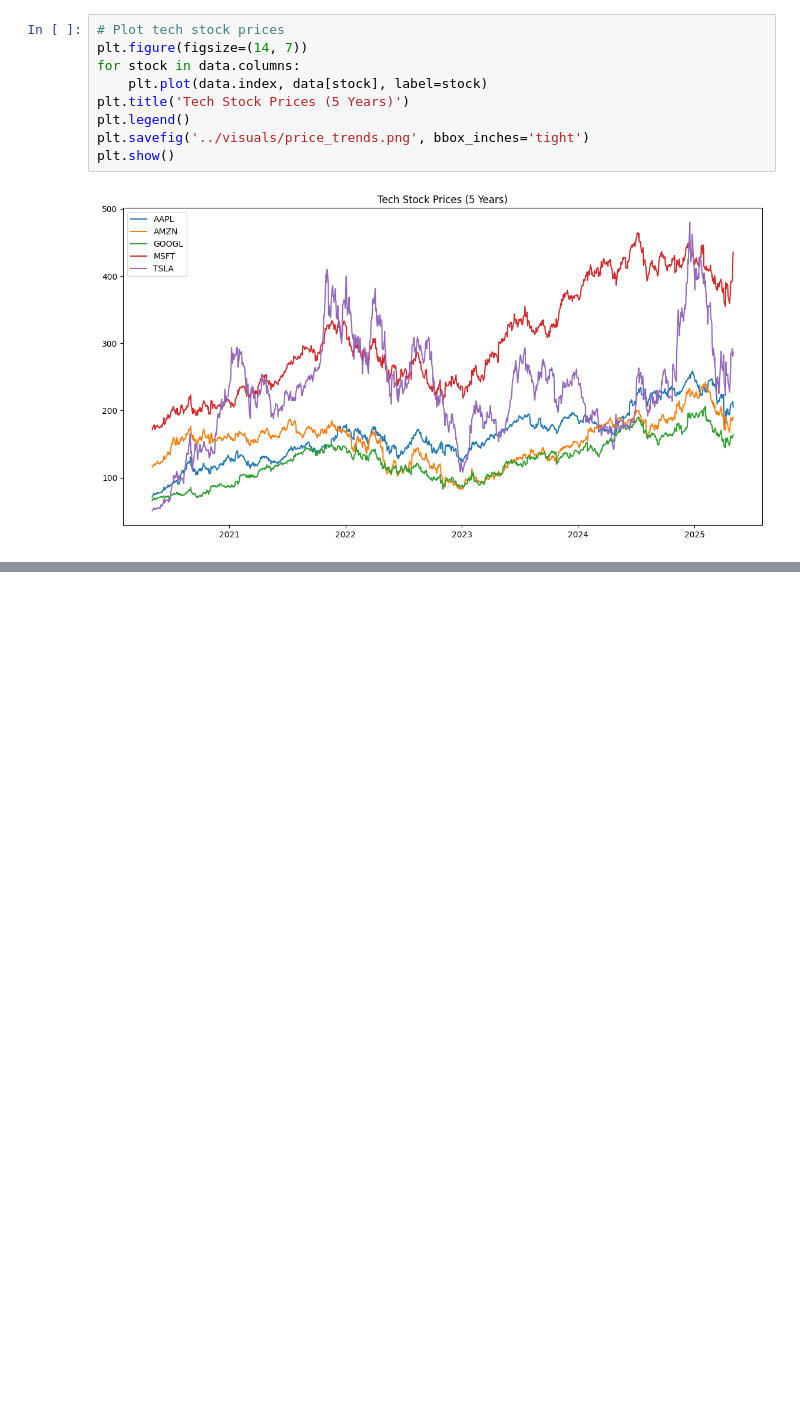
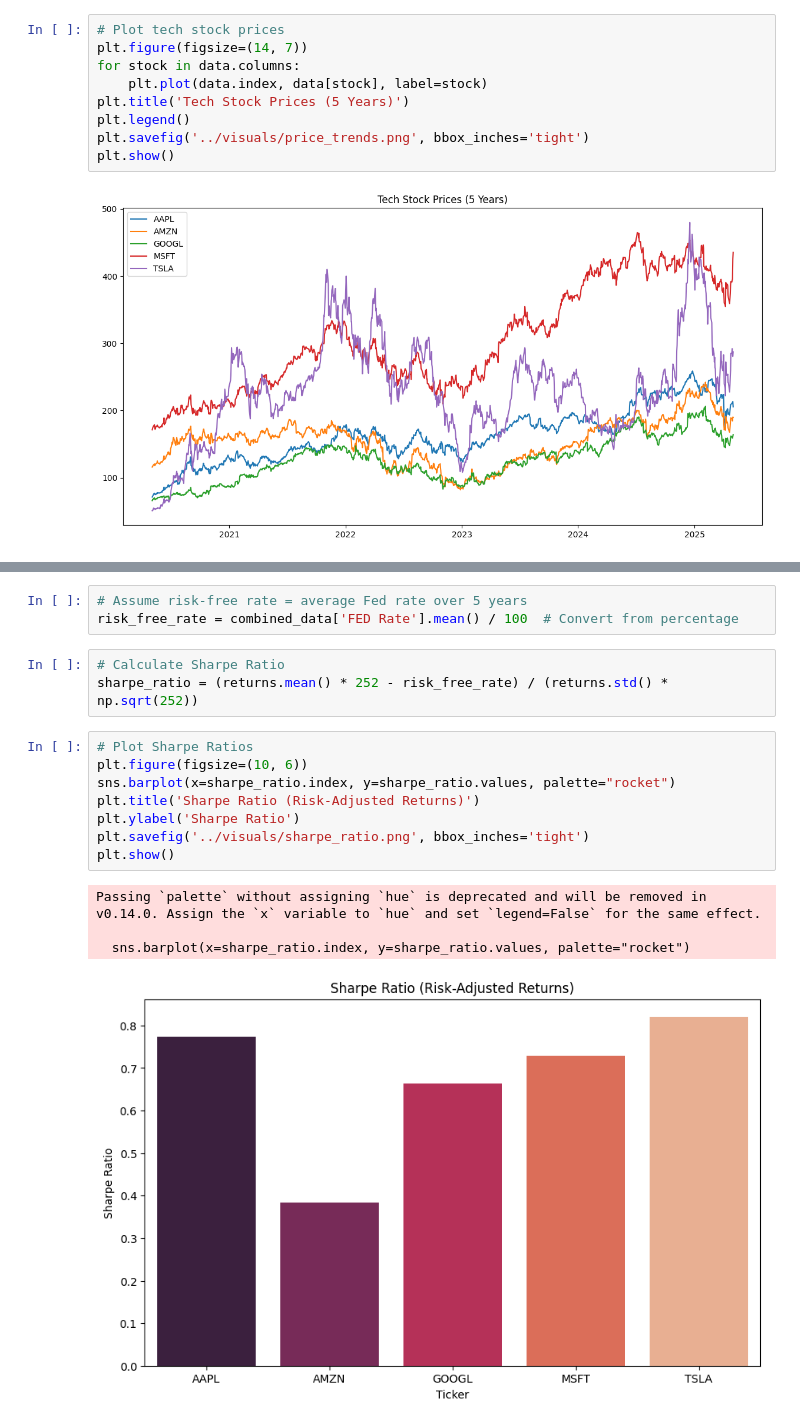
Before and after one commit to Nihar-24/stock-macro-eda, a Jupyter notebook: notebooks/analysis.ipynb, the cells around one changed output, grey strips where cells are left out. Saved outputs shown, nothing was run; the diff lists cells and outputs as text; blank space fills up the shorter version.

```diff
--- a/notebooks/analysis.ipynb
+++ b/notebooks/analysis.ipynb
@@ -71,0 +143,19 @@ plt.show()
+# %%
+# Assume risk-free rate = average Fed rate over 5 years
+risk_free_rate = combined_data['FED Rate'].mean() / 100  # Convert from percentage
+# %%
+# Calculate Sharpe Ratio
+sharpe_ratio = (returns.mean() * 252 - risk_free_rate) / (returns.std() * np.sqrt(252))
+# %%
+# Plot Sharpe Ratios
+plt.figure(figsize=(10, 6))
+sns.barplot(x=sharpe_ratio.index, y=sharpe_ratio.values, palette="rocket")
+plt.title('Sharpe Ratio (Risk-Adjusted Returns)')
+plt.ylabel('Sharpe Ratio')
+plt.savefig('../visuals/sharpe_ratio.png', bbox_inches='tight')
+plt.show()
+# %% [output]
+Passing `palette` without assigning `hue` is deprecated and will be removed in v0.14.0. Assign the `x` variable to `hue` and set `legend=False` for the same effect.
+
+  sns.barplot(x=sharpe_ratio.index, y=sharpe_ratio.values, palette="rocket")
+[figure, added]
```
Also changed, not shown: parts of 11 cells of this notebook.
